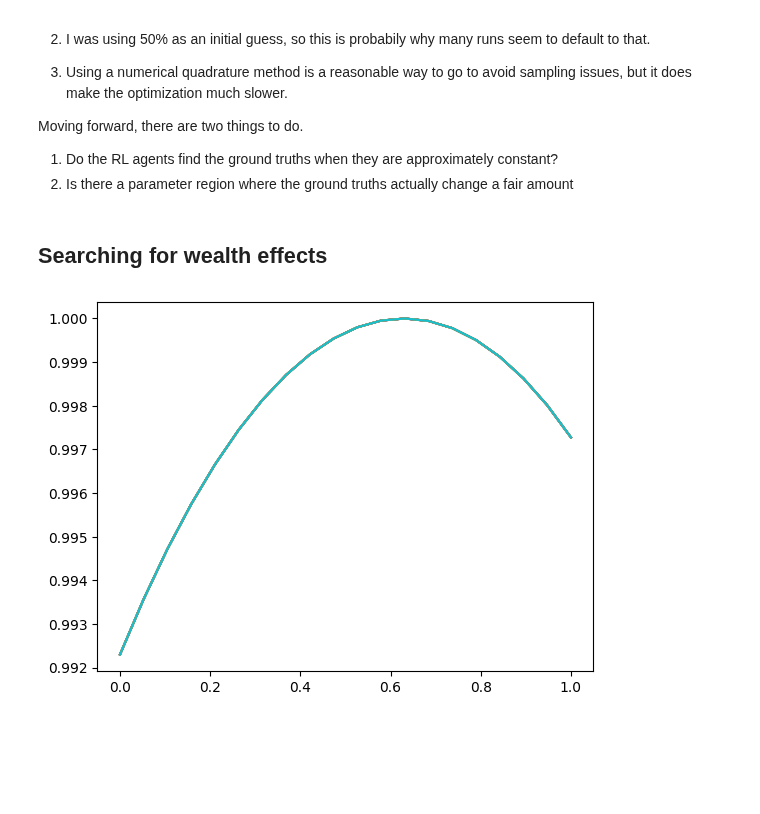
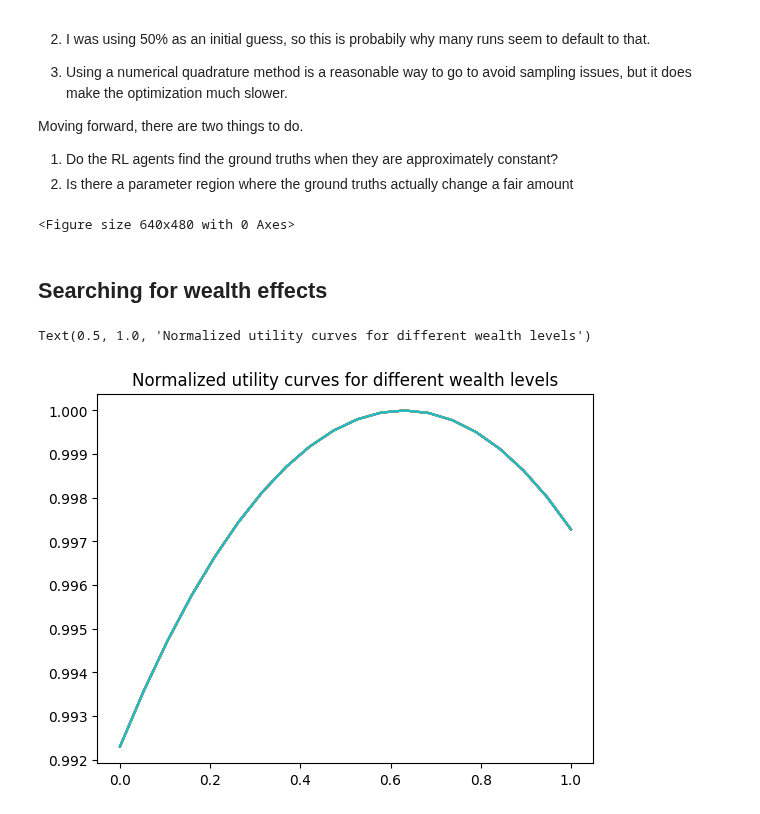
Before and after one commit to lrast/portfolioRL, a Jupyter notebook: Experiments1-theoryResults.ipynb, the cells around one changed output. Drawn from its saved outputs; the diff is of its cells as text; code cells hidden in the pictures; blank space fills up the shorter version.

```diff
--- a/Experiments1-theoryResults.ipynb
+++ b/Experiments1-theoryResults.ipynb
@@ -191,7 +191,7 @@ Moving forward, there are two things to do.
 %run groundTruth.py
 
 def optimalAction(time, wealth, mu=0.006, sigma=0.2, utilityFn=np.sqrt):
-    return findBestAction_determ(mu*time, sigma*time**0.5, wealth, utilityFn).x[0]
+    return findBestAction_determ(mu*time, sigma*(time**0.5), wealth, utilityFn).x[0]
 
 
 def makeGrid(Times, Wealths, **kwargs):
@@ -200,19 +200,22 @@ def makeGrid(Times, Wealths, **kwargs):
         outputs.append( optimalAction(time, wealth, **kwargs) )
     outputs = np.array( outputs)
     return outputs.reshape(Times.shape)
+# %% [output]
+<Figure size 640x480 with 0 Axes>
 # %% [markdown]
 ## Searching for wealth effects
 # %%
 # plotting utility curves to avoid the slow optimization step
 weights = np.linspace(0,1, 20)
 wealths = np.logspace(-1, 2, 10)
 
 for wealth in wealths:
     utilityCurve = utilityCurve_determ(0.05, 0.4, wealth, lambda x: np.sqrt(x))(weights)
 
     plt.plot( weights, utilityCurve /np.max(utilityCurve) , label=f'{wealth}' )
 
 #plt.ylim([0,2])
-#plt.legend()
+plt.title('Normalized utility curves for different wealth levels')
 # %% [output]
+Text(0.5, 1.0, 'Normalized utility curves for different wealth levels')
-[figure, old version]
+[figure, new version]
```
Also changed, not shown: parts of 6 cells of this notebook, 3 other files.
